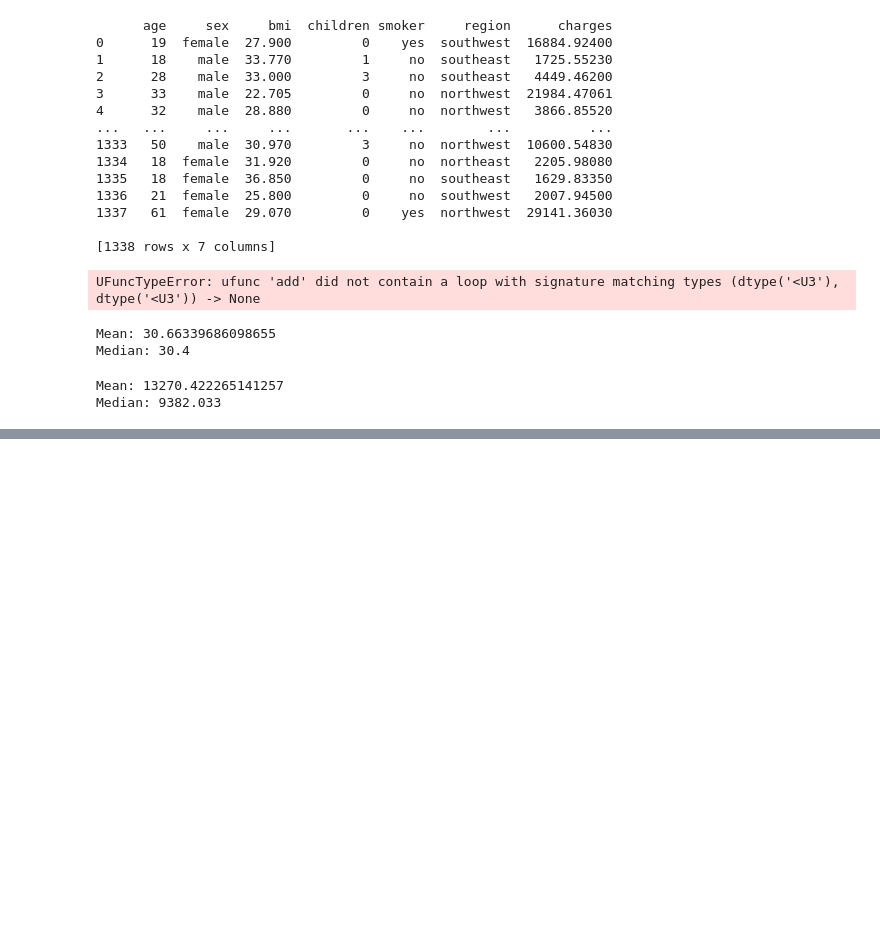
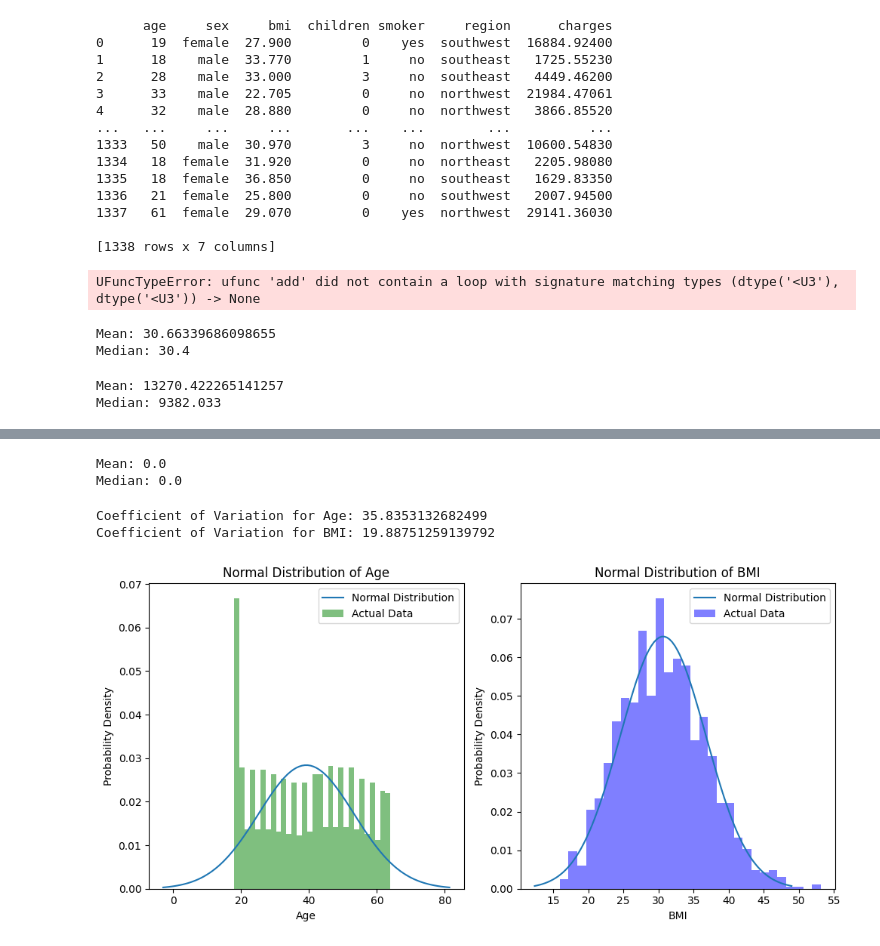
Before and after one commit to martijnvdw2002/mathematics-statisticsinpy, a Jupyter notebook: week4.ipynb, the cells around one changed output, grey strips where cells are left out. Drawn from its saved outputs; the diff is of its cells as text; code cells hidden in the pictures; blank space fills up the shorter version.

```diff
--- a/week4.ipynb
+++ b/week4.ipynb
@@ -91,0 +131,78 @@ Median: 9382.033
+# %%
+# Define your list of numbers
+numbers = [1, -2, -1, 0, 3, -3, 2]
+
+# Calculate mean
+mean = np.mean(numbers)
+
+# Calculate median
+median = np.median(numbers)
+
+print("Mean:", mean)
+print("Median:", median)
+# %% [output]
+Mean: 0.0
+Median: 0.0
+# %%
+import pandas as pd
+
+# Read the CSV file into a DataFrame
+df = pd.read_csv('insurance.csv')
+
+# Calculate coefficient of variation for 'age'
+cv_age = df['age'].std() / df['age'].mean()*100
+
+# Calculate coefficient of variation for 'bmi'
+cv_bmi = df['bmi'].std() / df['bmi'].mean()*100
+
+print("Coefficient of Variation for Age:", cv_age)
+print("Coefficient of Variation for BMI:", cv_bmi)
+# %% [output]
+Coefficient of Variation for Age: 35.8353132682499
+Coefficient of Variation for BMI: 19.88751259139792
+# %%
+import numpy as np
+import pandas as pd
+import matplotlib.pyplot as plt
+from scipy.stats import norm
+
+# Read the CSV file into a DataFrame
+df = pd.read_csv('insurance.csv')
+
+# Calculate mean and standard deviation for 'age' and 'bmi'
+mean_age = df['age'].mean()
+std_age = df['age'].std()
+
+mean_bmi = df['bmi'].mean()
+std_bmi = df['bmi'].std()
+
+# Generate normal distribution for 'age'
+x_age = np.linspace(mean_age - 3*std_age, mean_age + 3*std_age, 100)
+pdf_age = norm.pdf(x_age, mean_age, std_age)
+
+# Generate normal distribution for 'bmi'
+x_bmi = np.linspace(mean_bmi - 3*std_bmi, mean_bmi + 3*std_bmi, 100)
+pdf_bmi = norm.pdf(x_bmi, mean_bmi, std_bmi)
+
+# Plot the normal distributions
+plt.figure(figsize=(10, 5))
+plt.subplot(1, 2, 1)
+plt.plot(x_age, pdf_age, label='Normal Distribution')
+plt.hist(df['age'], bins=30, density=True, alpha=0.5, color='g', label='Actual Data')
+plt.title('Normal Distribution of Age')
+plt.xlabel('Age')
+plt.ylabel('Probability Density')
+plt.legend()
+
+plt.subplot(1, 2, 2)
+plt.plot(x_bmi, pdf_bmi, label='Normal Distribution')
+plt.hist(df['bmi'], bins=30, density=True, alpha=0.5, color='b', label='Actual Data')
+plt.title('Normal Distribution of BMI')
+plt.xlabel('BMI')
+plt.ylabel('Probability Density')
+plt.legend()
+
+plt.tight_layout()
+plt.show()
+# %% [output]
+[figure, added]
```
Also changed, not shown: parts of 9 cells of this notebook, 1 other file.
